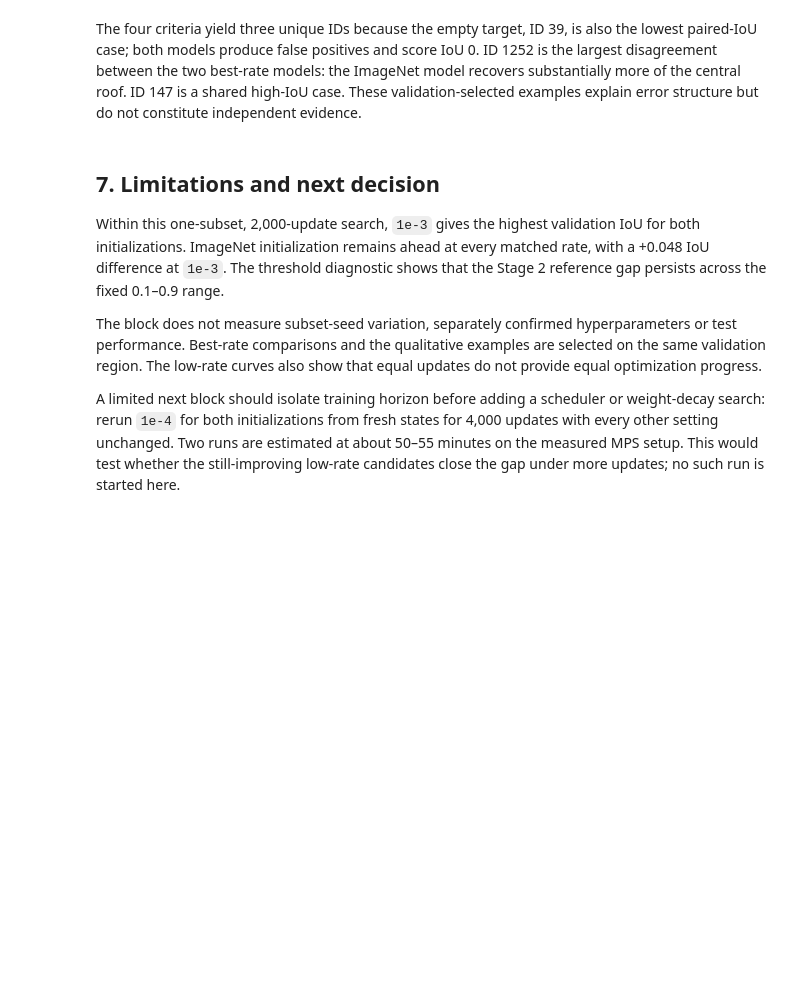
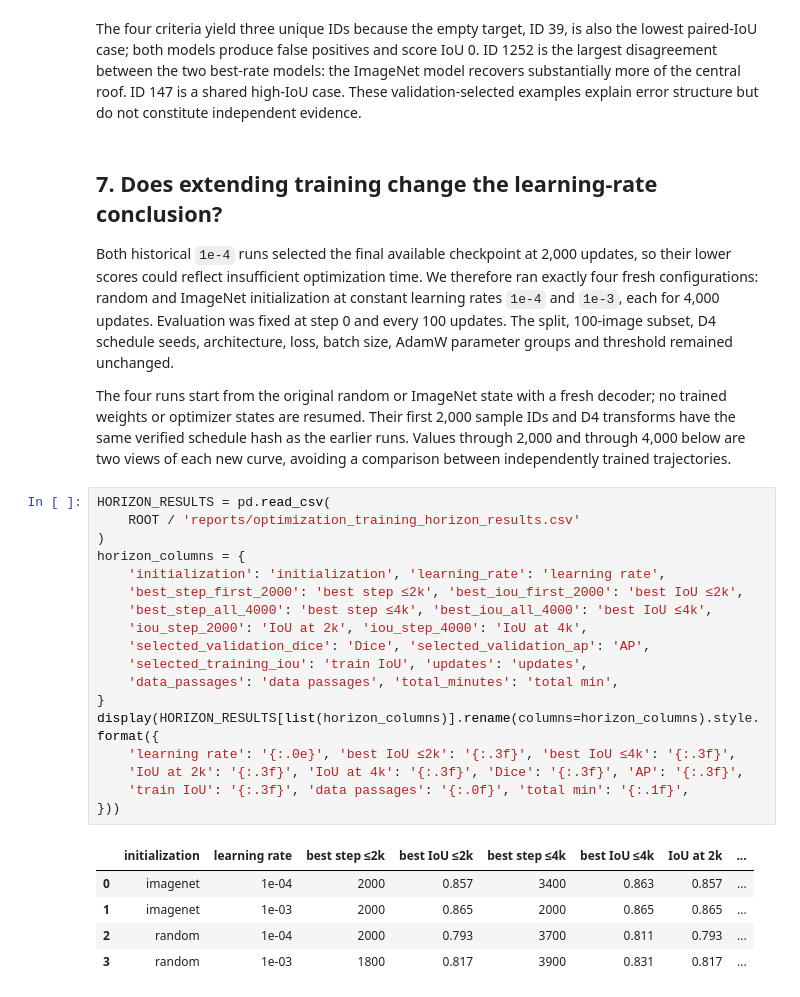
Before and after one commit to manuelmiddendorf/data-efficient-roof-segmentation, a Jupyter notebook: notebooks/03_optimization.ipynb, the cells around one changed output. Saved outputs shown, nothing was run; the diff lists cells and outputs as text; blank space fills up the shorter version.

```diff
--- a/notebooks/03_optimization.ipynb
+++ b/notebooks/03_optimization.ipynb
@@ -119,10 +119,32 @@ Selected validation IDs: 39, 1252, 147
 # %% [markdown]
 The four criteria yield three unique IDs because the empty target, ID 39, is also the lowest paired-IoU case; both models produce false positives and score IoU 0. ID 1252 is the largest disagreement between the two best-rate models: the ImageNet model recovers substantially more of the central roof. ID 147 is a shared high-IoU case. These validation-selected examples explain error structure but do not constitute independent evidence.
 # %% [markdown]
-## 7. Limitations and next decision
+## 7. Does extending training change the learning-rate conclusion?
 
-Within this one-subset, 2,000-update search, `1e-3` gives the highest validation IoU for both initializations. ImageNet initialization remains ahead at every matched rate, with a +0.048 IoU difference at `1e-3`. The threshold diagnostic shows that the Stage 2 reference gap persists across the fixed 0.1–0.9 range.
+Both historical `1e-4` runs selected the final available checkpoint at 2,000 updates, so their lower scores could reflect insufficient optimization time. We therefore ran exactly four fresh configurations: random and ImageNet initialization at constant learning rates `1e-4` and `1e-3`, each for 4,000 updates. Evaluation was fixed at step 0 and every 100 updates. The split, 100-image subset, D4 schedule seeds, architecture, loss, batch size, AdamW parameter groups and threshold remained unchanged.
 
-The block does not measure subset-seed variation, separately confirmed hyperparameters or test performance. Best-rate comparisons and the qualitative examples are selected on the same validation region. The low-rate curves also show that equal updates do not provide equal optimization progress.
-
-A limited next block should isolate training horizon before adding a scheduler or weight-decay search: rerun `1e-4` for both initializations from fresh states for 4,000 updates with every other setting unchanged. Two runs are estimated at about 50–55 minutes on the measured MPS setup. This would test whether the still-improving low-rate candidates close the gap under more updates; no such run is started here.
+The four runs start from the original random or ImageNet state with a fresh decoder; no trained weights or optimizer states are resumed. Their first 2,000 sample IDs and D4 transforms have the same verified schedule hash as the earlier runs. Values through 2,000 and through 4,000 below are two views of each new curve, avoiding a comparison between independently trained trajectories.
+# %%
+HORIZON_RESULTS = pd.read_csv(
+    ROOT / 'reports/optimization_training_horizon_results.csv'
+)
+horizon_columns = {
+    'initialization': 'initialization', 'learning_rate': 'learning rate',
+    'best_step_first_2000': 'best step ≤2k', 'best_iou_first_2000': 'best IoU ≤2k',
+    'best_step_all_4000': 'best step ≤4k', 'best_iou_all_4000': 'best IoU ≤4k',
+    'iou_step_2000': 'IoU at 2k', 'iou_step_4000': 'IoU at 4k',
+    'selected_validation_dice': 'Dice', 'selected_validation_ap': 'AP',
+    'selected_training_iou': 'train IoU', 'updates': 'updates',
+    'data_passages': 'data passages', 'total_minutes': 'total min',
+}
+display(HORIZON_RESULTS[list(horizon_columns)].rename(columns=horizon_columns).style.format({
+    'learning rate': '{:.0e}', 'best IoU ≤2k': '{:.3f}', 'best IoU ≤4k': '{:.3f}',
+    'IoU at 2k': '{:.3f}', 'IoU at 4k': '{:.3f}', 'Dice': '{:.3f}', 'AP': '{:.3f}',
+    'train IoU': '{:.3f}', 'data passages': '{:.0f}', 'total min': '{:.1f}',
+}))
+# %% [output]
+|  | initialization | learning rate | best step ≤2k | best IoU ≤2k | best step ≤4k | best IoU ≤4k | IoU at 2k | ... |
+| 0 | imagenet | 1e-04 | 2000 | 0.857 | 3400 | 0.863 | 0.857 | ... |
+| 1 | imagenet | 1e-03 | 2000 | 0.865 | 2000 | 0.865 | 0.865 | ... |
+| 2 | random | 1e-04 | 2000 | 0.793 | 3700 | 0.811 | 0.793 | ... |
+| 3 | random | 1e-03 | 1800 | 0.817 | 3900 | 0.831 | 0.817 | ... |
```
Also changed, not shown: parts of 8 cells of this notebook, 19 other files.
